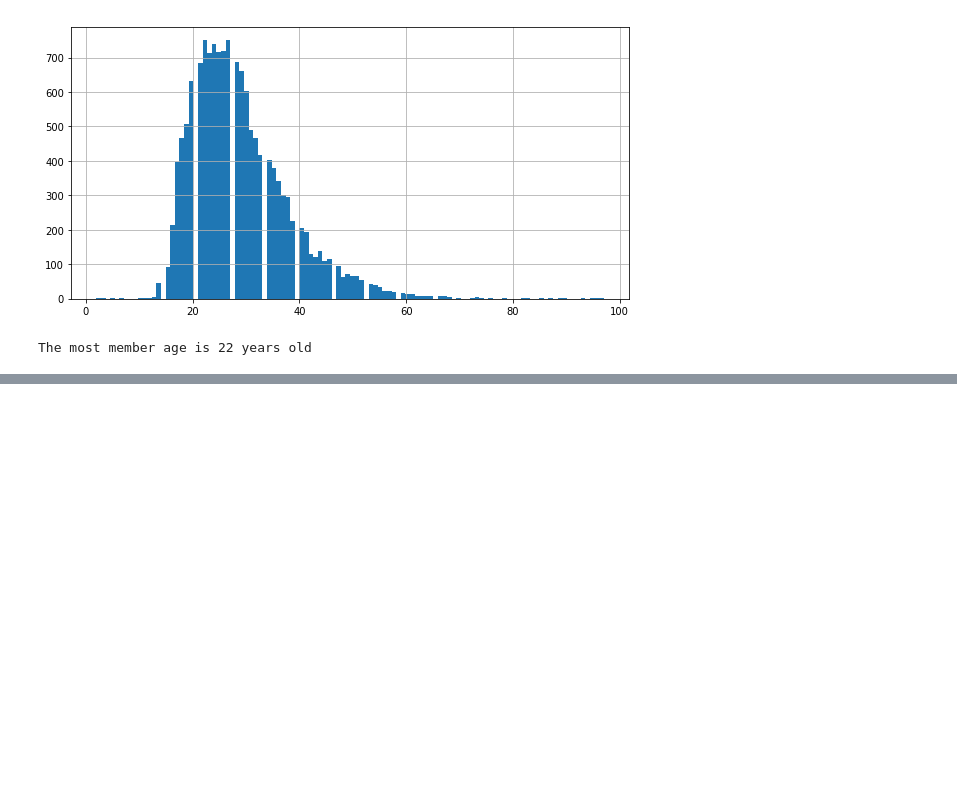
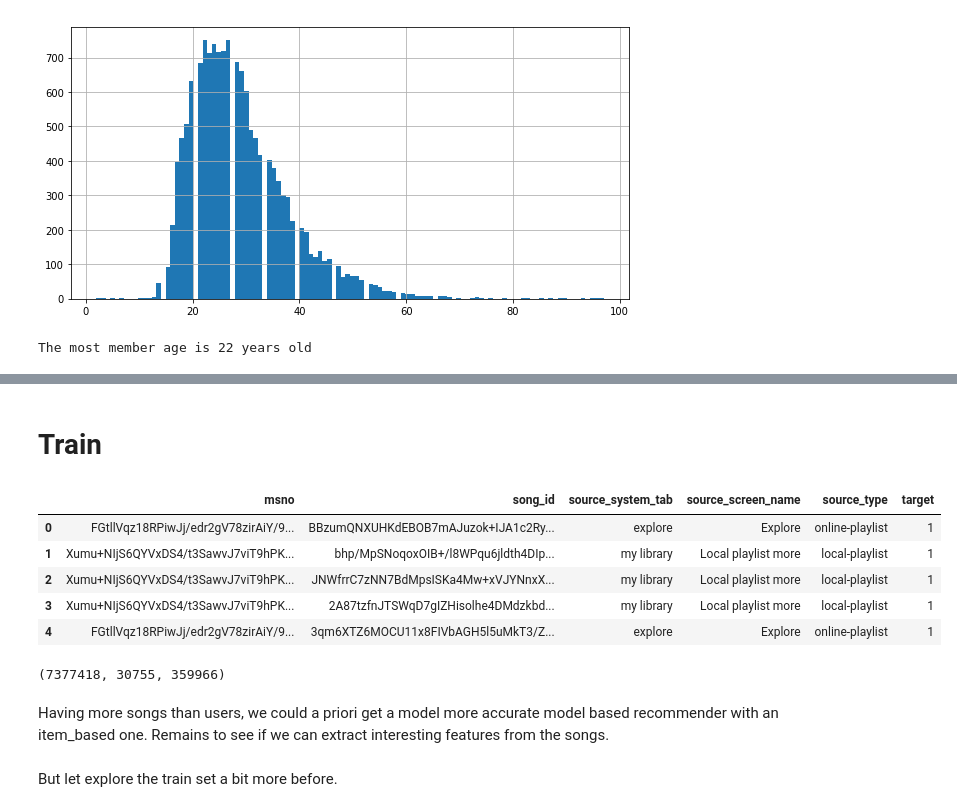
Before and after one commit to PaulPruliere/wsdm, a Jupyter notebook: wsdm.ipynb, the cells around one changed output, grey strips where cells are left out. Drawn from its saved outputs; the diff is of its cells as text; code cells hidden in the pictures; blank space fills up the shorter version.

Commit message:
train section

```diff
--- a/wsdm.ipynb
+++ b/wsdm.ipynb
@@ -137,0 +173,13 @@ The most member age is 22 years old
+# %% [markdown]
+# Train
+# %%
+train = pd.read_csv("train.csv")
+# %%
+train.head()
+# %% [output]
+|  | msno | song_id | source_system_tab | source_screen_name | source_type | target |
+| 0 | FGtllVqz18RPiwJj/edr2gV78zirAiY/9... | BBzumQNXUHKdEBOB7mAJuzok+IJA1c2Ry... | explore | Explore | online-playlist | 1 |
+| 1 | Xumu+NIjS6QYVxDS4/t3SawvJ7viT9hPK... | bhp/MpSNoqoxOIB+/l8WPqu6jldth4DIp... | my library | Local playlist more | local-playlist | 1 |
+| 2 | Xumu+NIjS6QYVxDS4/t3SawvJ7viT9hPK... | JNWfrrC7zNN7BdMpsISKa4Mw+xVJYNnxX... | my library | Local playlist more | local-playlist | 1 |
+| 3 | Xumu+NIjS6QYVxDS4/t3SawvJ7viT9hPK... | 2A87tzfnJTSWqD7gIZHisolhe4DMdzkbd... | my library | Local playlist more | local-playlist | 1 |
+| 4 | FGtllVqz18RPiwJj/edr2gV78zirAiY/9... | 3qm6XTZ6MOCU11x8FIVbAGH5l5uMkT3/Z... | explore | Explore | online-playlist | 1 |
@@ -137,0 +188,8 @@ The most member age is 22 years old
+# %%
+len(train), train.member.nunique(), train.song_id.nunique()
+# %% [output]
+(7377418, 30755, 359966)
+# %% [markdown]
+Having more songs than users, we could a priori get a model more accurate model based recommender with an item_based one. Remains to see if we can extract interesting features from the songs.
+# %% [markdown]
+But let explore the train set a bit more before.
```
Also changed, not shown: parts of 11 cells of this notebook.
